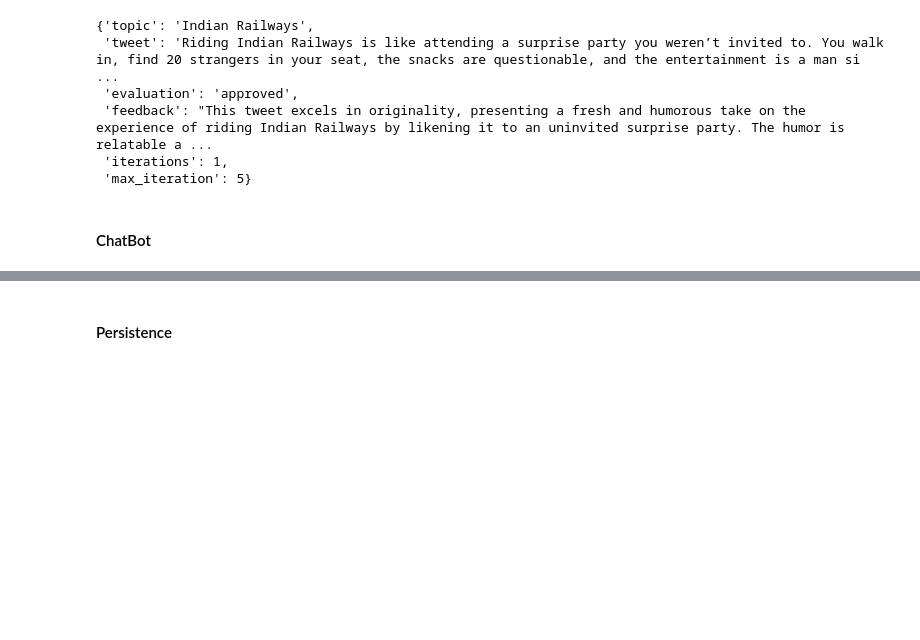
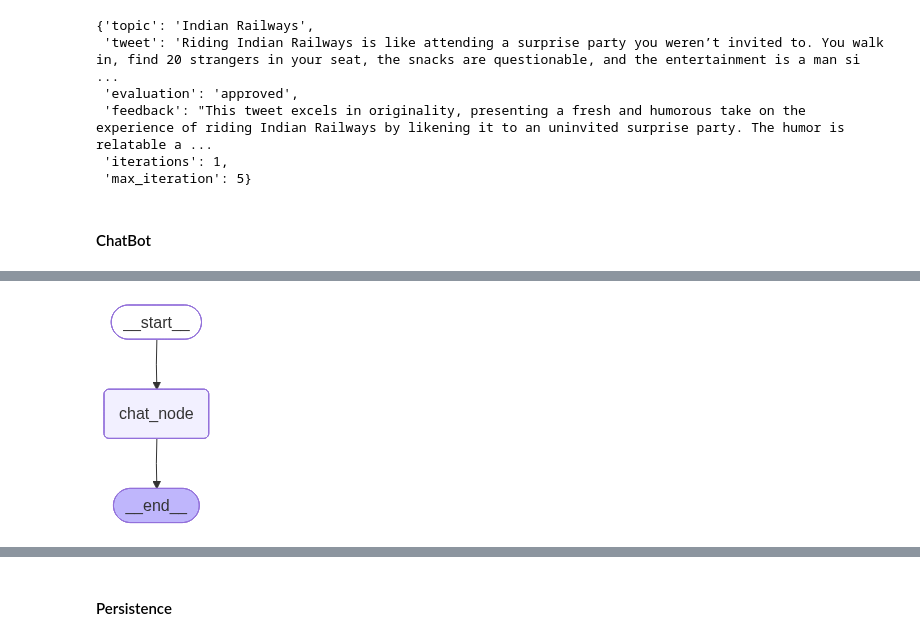
Before and after one commit to memorybyte/langgraph, a Jupyter notebook: workflow.ipynb, the cells around one changed output, grey strips where cells are left out. Saved outputs shown, nothing was run; the diff lists cells and outputs as text; code cells hidden in the pictures; blank space fills up the shorter version.

```diff
--- a/workflow.ipynb
+++ b/workflow.ipynb
@@ -1104,0 +1149,20 @@ StateSnapshot(values={'messages': [HumanMessage(content='My name is pratik', add
+# %%
+thread_id = 'thread_1'
+while True:
+    query = input('You: ').strip()
+
+    if query == 'exit':
+        break
+
+    config = {'configurable': {'thread_id': thread_id}}
+
+    response = chatbot.invoke({
+        'messages': [
+            HumanMessage(content=query),
+        ]
+    },
+        config=config
+    )
+
+    # print(f'You: {query}')
+    print(f'Bot: {response['messages'][-1].content}')
@@ -1104,0 +1189,22 @@ StateSnapshot(values={'messages': [HumanMessage(content='My name is pratik', add
+# %%
+def chat_node(state: ChatState) -> ChatState:
+    messages = state['messages']
+    response = model.invoke(messages)
+    return {'messages': [response]}
+# %%
+# Create graph, add node and add edge
+
+graph = StateGraph(ChatState)
+
+# Add node
+graph.add_node('chat_node', chat_node)
+
+# Add edge
+graph.add_edge(START, 'chat_node')
+graph.add_edge('chat_node', END)
+
+# Compile the graph
+chatbot = graph.compile()
+chatbot
+# %% [output]
+[figure, added]
```
Also changed, not shown: parts of 39 cells of this notebook.
